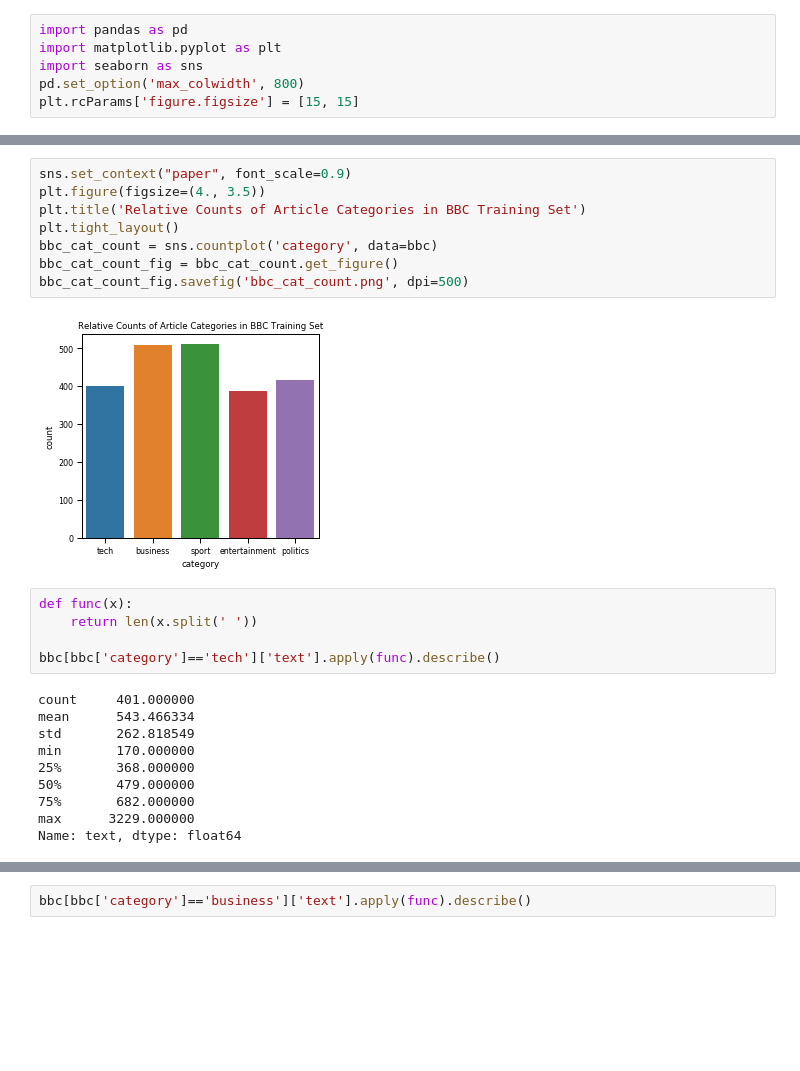
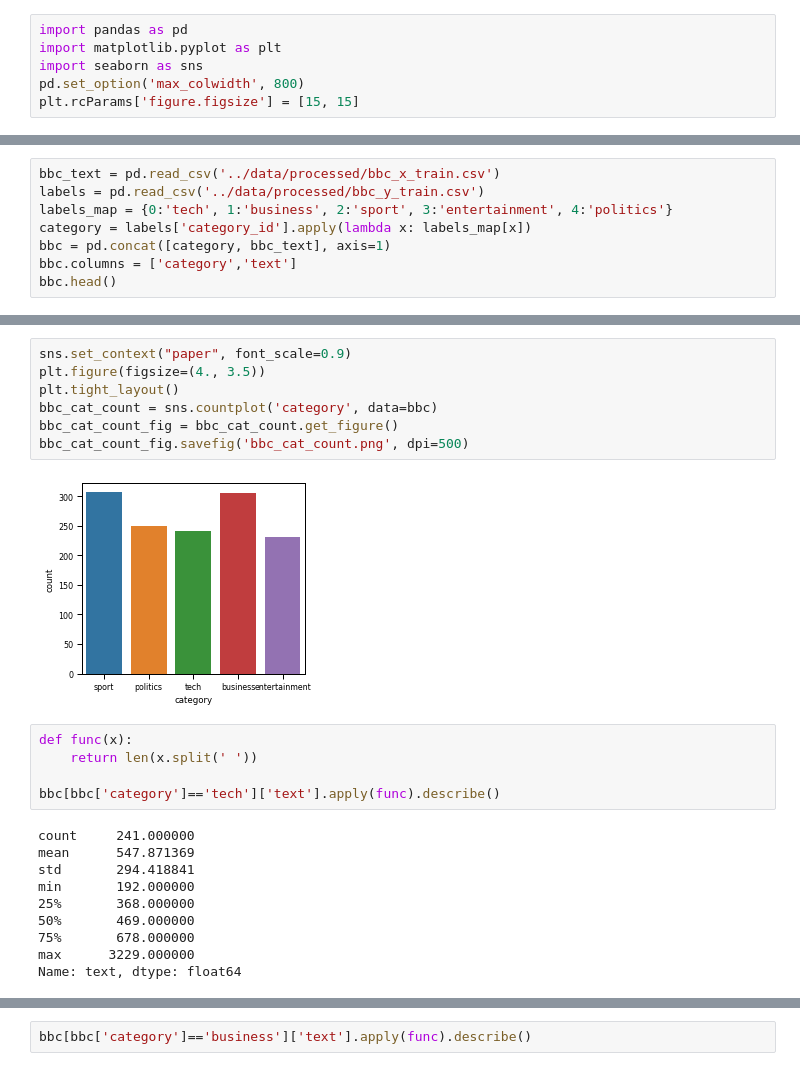
Before and after one commit to jeannefukumaru/cs5228-project, a Jupyter notebook: notebooks/eda-bbc.ipynb, the cells around one changed output, grey strips where cells are left out. Drawn from its saved outputs; the diff is of its cells as text; blank space fills up the shorter version.

```diff
--- a/notebooks/eda-bbc.ipynb
+++ b/notebooks/eda-bbc.ipynb
@@ -16,0 +7,8 @@ bbc.head()
+# %%
+bbc_text = pd.read_csv('../data/processed/bbc_x_train.csv')
+labels = pd.read_csv('../data/processed/bbc_y_train.csv')
+labels_map = {0:'tech', 1:'business', 2:'sport', 3:'entertainment', 4:'politics'}
+category = labels['category_id'].apply(lambda x: labels_map[x])
+bbc = pd.concat([category, bbc_text], axis=1)
+bbc.columns = ['category','text']
+bbc.head()
@@ -17,26 +22,25 @@ bbc.head()
 # %%
 sns.set_context("paper", font_scale=0.9)
 plt.figure(figsize=(4., 3.5))
-plt.title('Relative Counts of Article Categories in BBC Training Set')
 plt.tight_layout()
 bbc_cat_count = sns.countplot('category', data=bbc)
 bbc_cat_count_fig = bbc_cat_count.get_figure()
 bbc_cat_count_fig.savefig('bbc_cat_count.png', dpi=500)
 # %% [output]
-[figure, old version]
+[figure, new version]
 # %%
 def func(x):
     return len(x.split(' '))
 
 bbc[bbc['category']=='tech']['text'].apply(func).describe()
 # %% [output]
-count     401.000000
-mean      543.466334
-std       262.818549
-min       170.000000
+count     241.000000
+mean      547.871369
+std       294.418841
+min       192.000000
 25%       368.000000
-50%       479.000000
-75%       682.000000
+50%       469.000000
+75%       678.000000
 max      3229.000000
 Name: text, dtype: float64
 # %%
```
Also changed, not shown: parts of 10 cells of this notebook, 26 other files.
